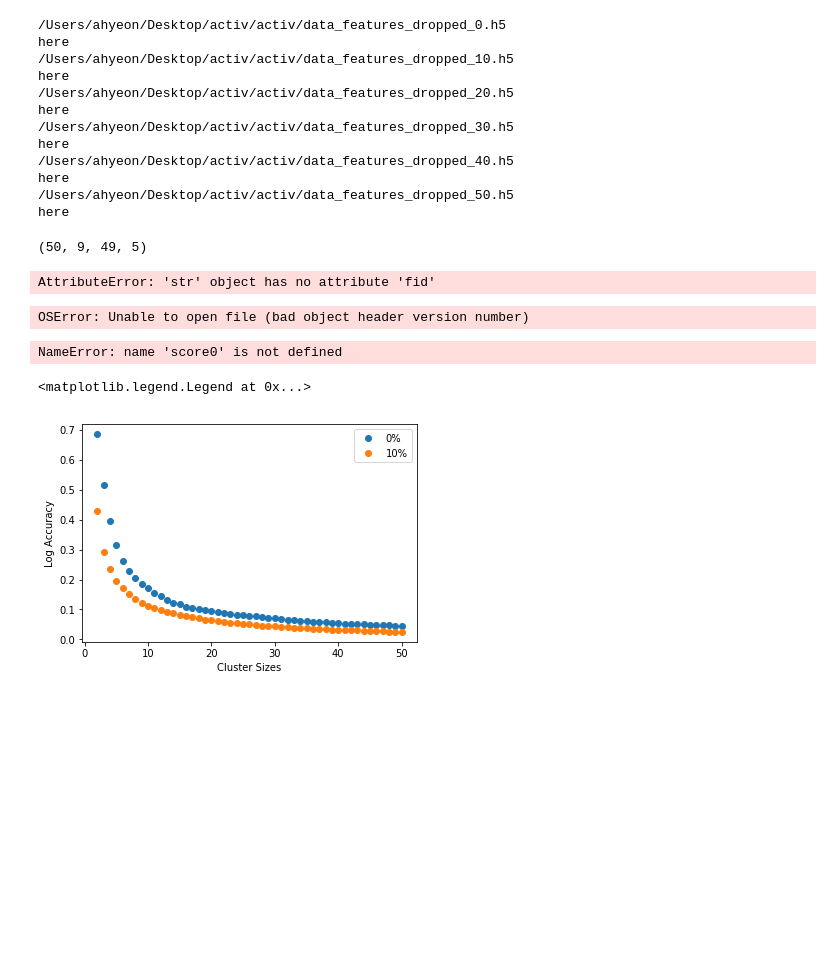
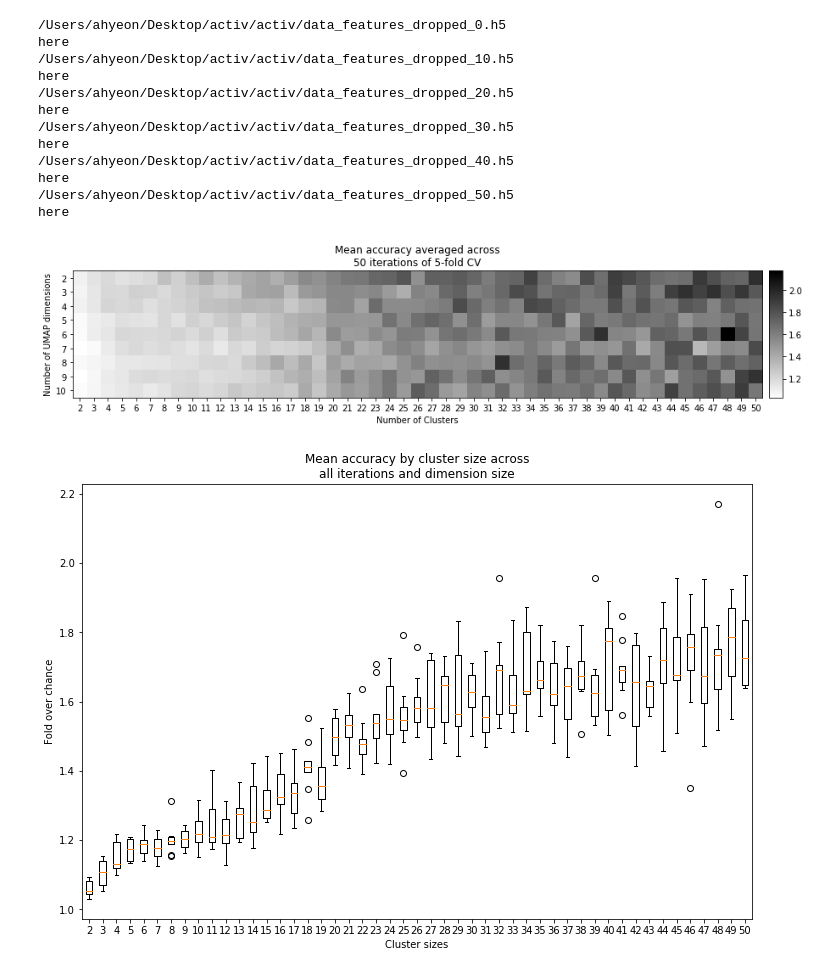
Before and after one commit to BouchardLab/ML_4_prec_prognosis, a Jupyter notebook: notebooks/drop_features.ipynb, the cells around one changed output. Cells and saved outputs as stored; diff of their text form; code cells hidden in the pictures; blank space fills up the shorter version.

Commit message:
features dropped analysis

```diff
--- a/notebooks/drop_features.ipynb
+++ b/notebooks/drop_features.ipynb
@@ -49,41 +66,19 @@ here
 # %%
 file = '/Users/ahyeon/Desktop/activ/results/mahalanobis_output/umap_cluster_uoinmf-mahalanobis.h5'
 f = h5py.File(file, 'r')
 score = f['score'][:]
 norm_score = f['norm_score'][:]
 clusters = f['clusters'][:]
 cluster_sizes = f['cluster_sizes'][:]
 score.shape
+results = UmapClusteringResults(file)
+plt.figure(figsize=(15, 5))
+ret = results.make_heatmap()
+plt.figure(figsize=(12,8))
+plt.title("Mean accuracy by cluster size across\nall iterations and dimension size")
+plt.xlabel("Cluster sizes")
+plt.ylabel("Fold over chance")
+ret = plt.boxplot(results.adjust(), labels=results.cluster_sizes)
 # %% [output]
-(50, 9, 49, 5)
+[figure, added]
+[figure, added]
-# %%
-fname = '/Users/ahyeon/Desktop/activ/results/features_dropped/umap_cluster_features_30.h5'
-f = h5py.File.flush(fname)
-# %% [output]
-AttributeError: 'str' object has no attribute 'fid'
-# %%
-scores = []
-percent = [20,30,40,50]
-for p in percent:
-    fname = '/Users/ahyeon/Desktop/activ/results/features_dropped/umap_cluster_features_{}.h5'.format(p)
-    f = h5py.File(fname, 'r')
-    score = f['score'][:]
-    scores.append(score)
-cluster_sizes = f['cluster_sizes'][:]
-# %% [output]
-OSError: Unable to open file (bad object header version number)
-# %%
-score0 = score0.mean(axis=0).mean(axis=0).mean(axis=1)
-score10 = score10.mean(axis=0).mean(axis=0).mean(axis=1)
-# %% [output]
-NameError: name 'score0' is not defined
-# %%
-fig, ax = plt.subplots()
-ax.plot(cluster_sizes, score0, 'o', label='0%')
-ax.plot(cluster_sizes, score10, 'o', label='10%')
-plt.xlabel('Cluster Sizes')
-plt.ylabel('Log Accuracy')
-ax.legend()
-# %% [output]
-<matplotlib.legend.Legend at 0x...>
-[figure, removed]
```
Also changed, not shown: parts of 10 cells of this notebook, 2 other files.
